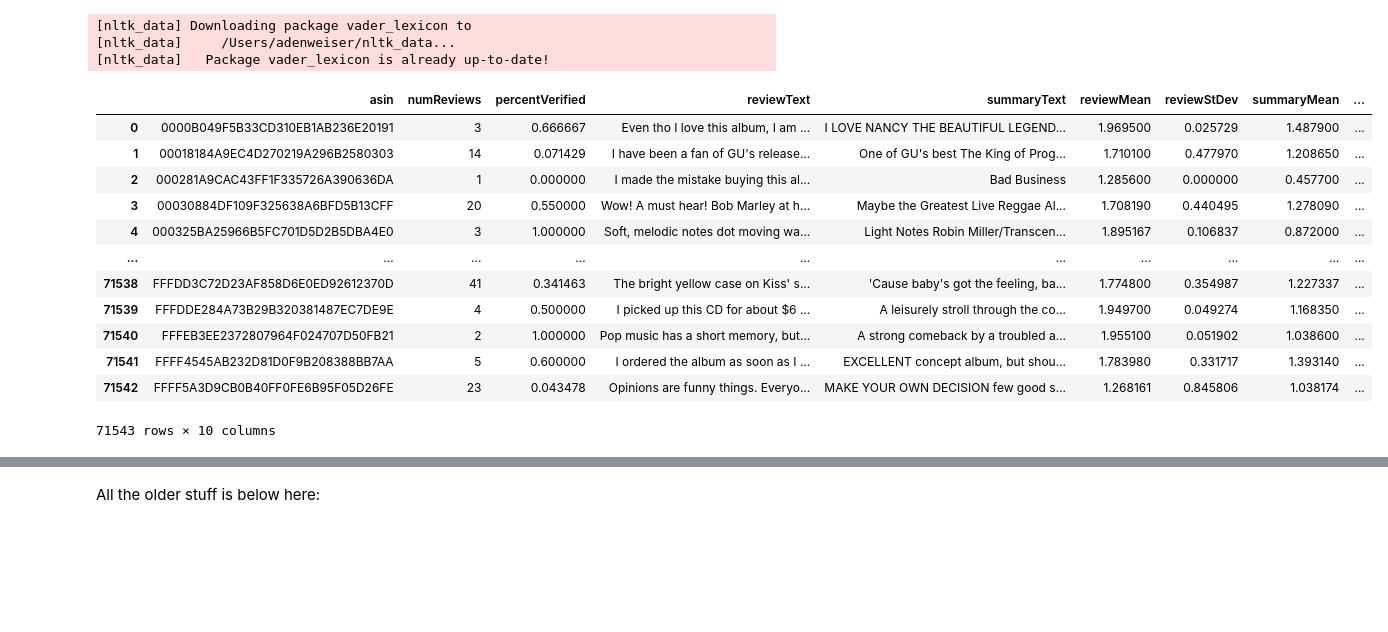
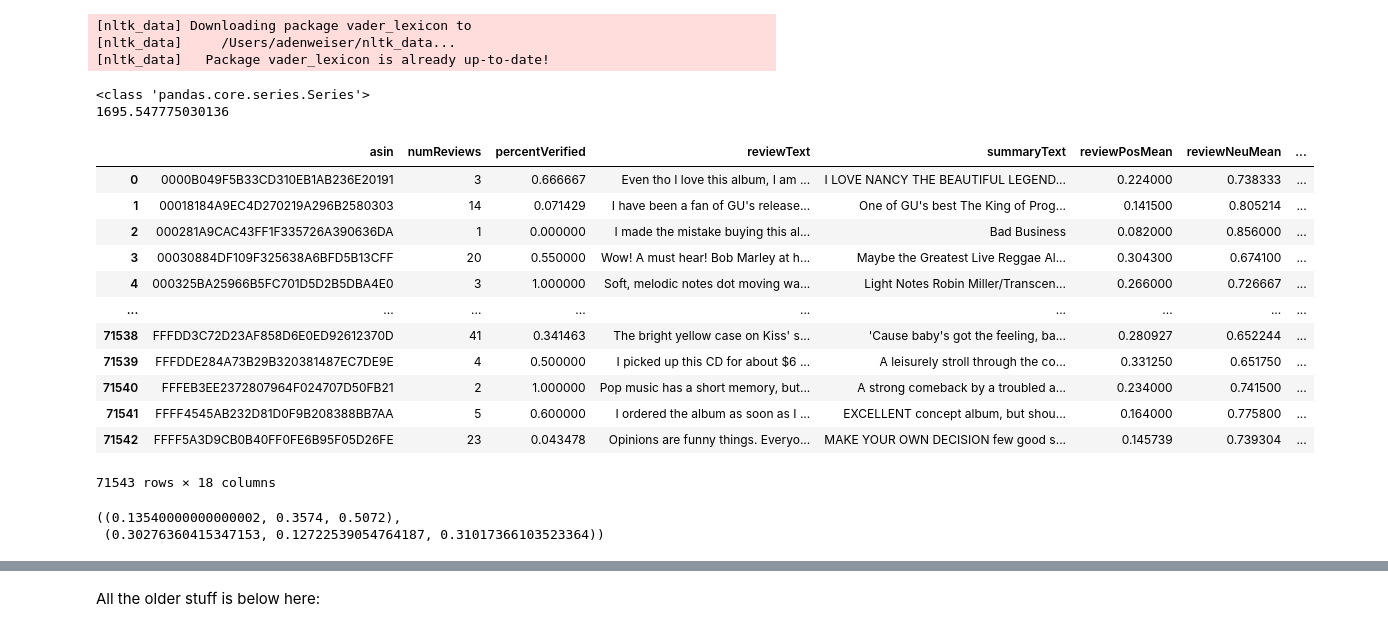
Before and after one commit to ajwca19/cs349-project, a Jupyter notebook: Review_Awesomeness_Model.ipynb, the cells around one changed output, grey strips where cells are left out. Saved outputs shown, nothing was run; the diff lists cells and outputs as text; code cells hidden in the pictures; blank space fills up the shorter version.

```diff
--- a/Review_Awesomeness_Model.ipynb
+++ b/Review_Awesomeness_Model.ipynb
@@ -83,15 +83,19 @@ def data_preprocessing(path, test=False):
         #awesomeness = 0
 
         #SENTIMENT ANALYSIS CHUNK
-        (rev_mean, rev_stdev) = sentiment_analysis(data['reviewText'])
-        (sum_mean, sum_stdev) = sentiment_analysis(data['summary'])
+        (rev_means, rev_stdevs) = sentiment_analysis(data['reviewText'])
+        (sum_means, sum_stdevs) = sentiment_analysis(data['summary'])
         while (product_df['asin'][count] != asin):
                count = count + 1
 
         awesomeness = product_df['awesomeness'][count]
         #awesome_pos = awesome_pos + reviewCount
         #awesomeness = product_df.loc[product_df['asin'] == asin, 'awesomeness'].values[0] #might be slow
-        datalist.append([asin,  reviewCount, percentVerified, reviewText, summaryText, rev_mean, rev_stdev, sum_mean, sum_stdev, awesomeness])
+        datalist.append([asin,  reviewCount, percentVerified, reviewText, \
+                         summaryText, rev_means[0], rev_means[1], rev_means[2], \
+                         rev_stdevs[0], rev_stdevs[1], rev_stdevs[2], sum_means[0], \
+                         sum_means[1], sum_means[2], sum_stdevs[0], sum_stdevs[1], \
+                         sum_stdevs[2], awesomeness])
 
         count = count + 1
         #if count > 100:
@@ -106,9 +110,12 @@ def data_preprocessing(path, test=False):
         review_group_df = review_group_df.append(new_row, ignore_index = True)
          '''
     review_group_df = pd.DataFrame(datalist,columns =['asin', 'numReviews', 'percentVerified','reviewText','summaryText', \
-                                                      'reviewMean', 'reviewStDev', 'summaryMean', 'summaryStDev', 'awesomeness'])
+                                                      'reviewPosMean', 'reviewNeuMean', 'reviewNegMean', 'reviewPosStDev', \
+                                                      'reviewNeuStDev', 'reviewNegStDev', 'summaryPosMean', 'summaryNeuMean', \
+                                                      'summaryNegMean', 'summaryPosStDev','summaryNeuStDev','summaryNegStDev', \
+                                                      'awesomeness'])
 
-    review_group_df.to_json(r'../devided_dataset_v2/CDs_and_Vinyl/train/cleaned_data.json')
+    review_group_df.to_json(r'../devided_dataset_v2/CDs_and_Vinyl/train/cleaned_data_new.json')
     end_time = time.time()
     print(end_time - start_time)
 
@@ -116,36 +123,44 @@ def data_preprocessing(path, test=False):
 # %%
 # Preprocessed Data Generated (Reviews and Summaries aggregated, no NLP processing)
 review_group_df = data_preprocessing("../devided_dataset_v2/CDs_and_Vinyl/train")
 #review_group_df = pd.read_json('../devided_dataset_v2/CDs_and_Vinyl/train/cleaned_data.json')
-#review_group_df
+review_group_df
 #review_group_df.to_json("preprocessed.json")
 #review_group_df.head()
 #review_group_df
 # %% [output]
+<class 'pandas.core.series.Series'>
+1695.547775030136
-|  | asin | numReviews | percentVerified | reviewText | summaryText | reviewMean | reviewStDev | summaryMean | ... |
-| 0 | 0000B049F5B33CD310EB1AB236E20191 | 3 | 0.666667 | Even tho I love this album, I am ... | I LOVE NANCY THE BEAUTIFUL LEGEND... | 1.969500 | 0.025729 | 1.487900 | ... |
-| 1 | 00018184A9EC4D270219A296B2580303 | 14 | 0.071429 | I have been a fan of GU's release... | One of GU's best The King of Prog... | 1.710100 | 0.477970 | 1.208650 | ... |
-| 2 | 000281A9CAC43FF1F335726A390636DA | 1 | 0.000000 | I made the mistake buying this al... | Bad Business | 1.285600 | 0.000000 | 0.457700 | ... |
-| 3 | 00030884DF109F325638A6BFD5B13CFF | 20 | 0.550000 | Wow! A must hear! Bob Marley at h... | Maybe the Greatest Live Reggae Al... | 1.708190 | 0.440495 | 1.278090 | ... |
-| 4 | 000325BA25966B5FC701D5D2B5DBA4E0 | 3 | 1.000000 | Soft, melodic notes dot moving wa... | Light Notes Robin Miller/Transcen... | 1.895167 | 0.106837 | 0.872000 | ... |
-| ... | ... | ... | ... | ... | ... | ... | ... | ... | ... |
-| 71538 | FFFDD3C72D23AF858D6E0ED92612370D | 41 | 0.341463 | The bright yellow case on Kiss' s... | 'Cause baby's got the feeling, ba... | 1.774800 | 0.354987 | 1.227337 | ... |
-| 71539 | FFFDDE284A73B29B320381487EC7DE9E | 4 | 0.500000 | I picked up this CD for about $6 ... | A leisurely stroll through the co... | 1.949700 | 0.049274 | 1.168350 | ... |
-| 71540 | FFFEB3EE2372807964F024707D50FB21 | 2 | 1.000000 | Pop music has a short memory, but... | A strong comeback by a troubled a... | 1.955100 | 0.051902 | 1.038600 | ... |
-| 71541 | FFFF4545AB232D81D0F9B208388BB7AA | 5 | 0.600000 | I ordered the album as soon as I ... | EXCELLENT concept album, but shou... | 1.783980 | 0.331717 | 1.393140 | ... |
-| 71542 | FFFF5A3D9CB0B40FF0FE6B95F05D26FE | 23 | 0.043478 | Opinions are funny things. Everyo... | MAKE YOUR OWN DECISION few good s... | 1.268161 | 0.845806 | 1.038174 | ... |
+|  | asin | numReviews | percentVerified | reviewText | summaryText | reviewPosMean | reviewNeuMean | ... |
+| 0 | 0000B049F5B33CD310EB1AB236E20191 | 3 | 0.666667 | Even tho I love this album, I am ... | I LOVE NANCY THE BEAUTIFUL LEGEND... | 0.224000 | 0.738333 | ... |
+| 1 | 00018184A9EC4D270219A296B2580303 | 14 | 0.071429 | I have been a fan of GU's release... | One of GU's best The King of Prog... | 0.141500 | 0.805214 | ... |
+| 2 | 000281A9CAC43FF1F335726A390636DA | 1 | 0.000000 | I made the mistake buying this al... | Bad Business | 0.082000 | 0.856000 | ... |
+| 3 | 00030884DF109F325638A6BFD5B13CFF | 20 | 0.550000 | Wow! A must hear! Bob Marley at h... | Maybe the Greatest Live Reggae Al... | 0.304300 | 0.674100 | ... |
+| 4 | 000325BA25966B5FC701D5D2B5DBA4E0 | 3 | 1.000000 | Soft, melodic notes dot moving wa... | Light Notes Robin Miller/Transcen... | 0.266000 | 0.726667 | ... |
+| ... | ... | ... | ... | ... | ... | ... | ... | ... |
+| 71538 | FFFDD3C72D23AF858D6E0ED92612370D | 41 | 0.341463 | The bright yellow case on Kiss' s... | 'Cause baby's got the feeling, ba... | 0.280927 | 0.652244 | ... |
+| 71539 | FFFDDE284A73B29B320381487EC7DE9E | 4 | 0.500000 | I picked up this CD for about $6 ... | A leisurely stroll through the co... | 0.331250 | 0.651750 | ... |
+| 71540 | FFFEB3EE2372807964F024707D50FB21 | 2 | 1.000000 | Pop music has a short memory, but... | A strong comeback by a troubled a... | 0.234000 | 0.741500 | ... |
+| 71541 | FFFF4545AB232D81D0F9B208388BB7AA | 5 | 0.600000 | I ordered the album as soon as I ... | EXCELLENT concept album, but shou... | 0.164000 | 0.775800 | ... |
+| 71542 | FFFF5A3D9CB0B40FF0FE6B95F05D26FE | 23 | 0.043478 | Opinions are funny things. Everyo... | MAKE YOUR OWN DECISION few good s... | 0.145739 | 0.739304 | ... |
-71543 rows × 10 columns
+71543 rows × 18 columns
 # %%
 def sentiment_analysis(docs):
     sentiments = []
     sid = SentimentIntensityAnalyzer()
     for doc in docs:
         polarities = sid.polarity_scores(doc)
-        sentiments.append(polarities['compound'])
+        sentiments.append((polarities['pos'], polarities['neu'], polarities['neg']))
     if len(sentiments) == 1:
-        return (sentiments[0], 0)
+        return (sentiments[0], (0, 0, 0))
     else:
-        return (statistics.mean(sentiments) + 1, statistics.stdev(sentiments))
+        pos = [sents[0] for sents in sentiments]
+        neu = [sents[1] for sents in sentiments]
+        neg = [sents[2] for sents in sentiments]
+        return ((statistics.mean(pos), statistics.mean(neu), statistics.mean(neg)), (statistics.stdev(pos), statistics.stdev(neu), statistics.stdev(neg)))
+# %% [output]
+((0.13540000000000002, 0.3574, 0.5072),
+ (0.30276360415347153, 0.12722539054764187, 0.31017366103523364))
 # %%
 string_transformer = Pipeline(
     steps = [('vect', CountVectorizer()),
```
Also changed, not shown: parts of 5 cells of this notebook.
